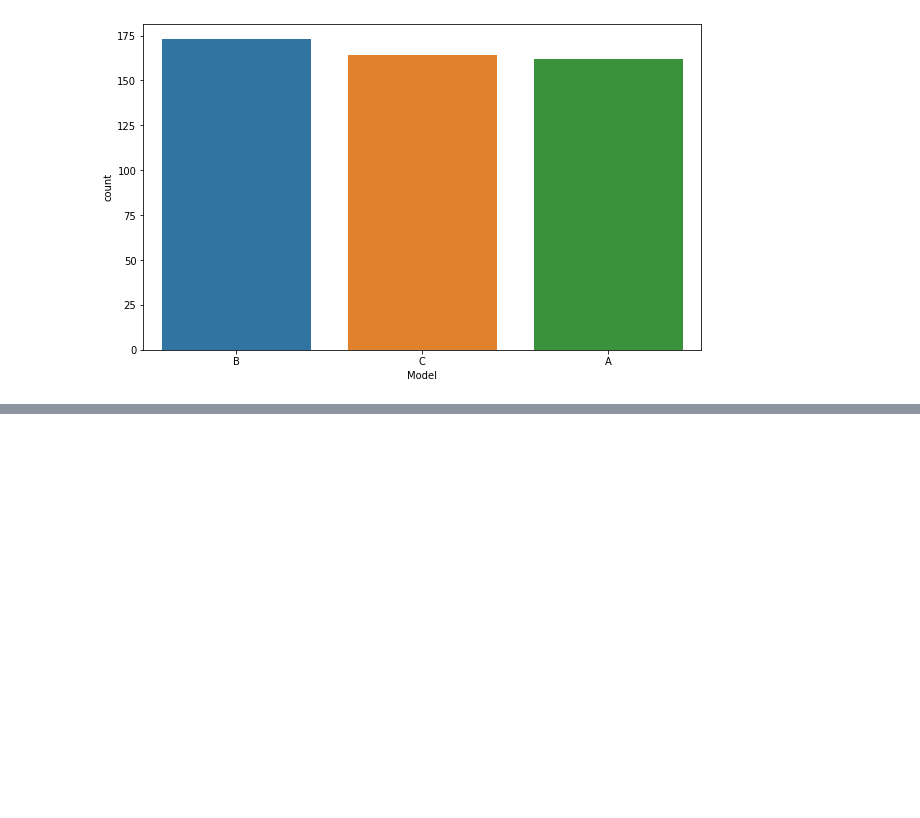
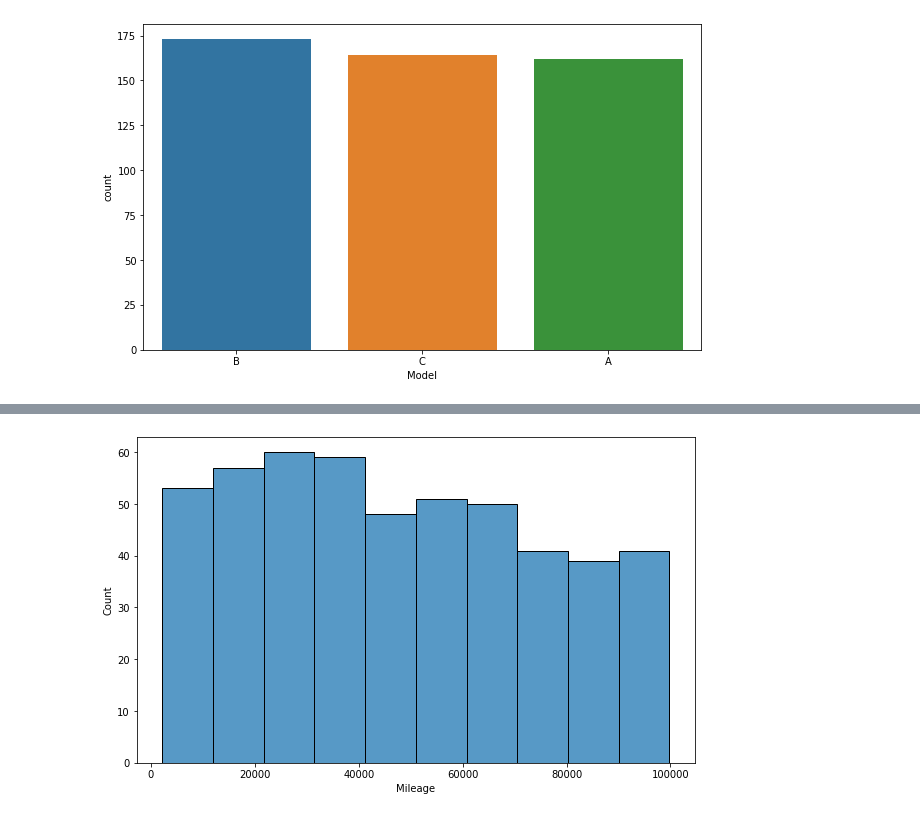
Before and after one commit to zafe312/car_recommender, a Jupyter notebook: car_recommender.ipynb, the cells around one changed output, grey strips where cells are left out. Cells and saved outputs as stored; diff of their text form; code cells hidden in the pictures; blank space fills up the shorter version.

```diff
--- a/car_recommender.ipynb
+++ b/car_recommender.ipynb
@@ -126,0 +127,6 @@ plt.show()
+# %%
+plt.figure(figsize=(10,6))
+sns.histplot(x = df['Mileage'])
+plt.show()
+# %% [output]
+[figure, added]
```
Also changed, not shown: parts of 4 cells of this notebook.
